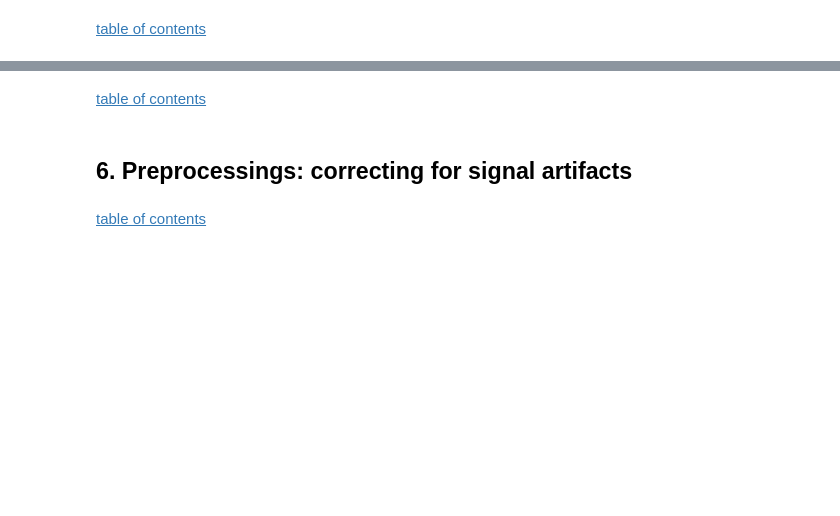
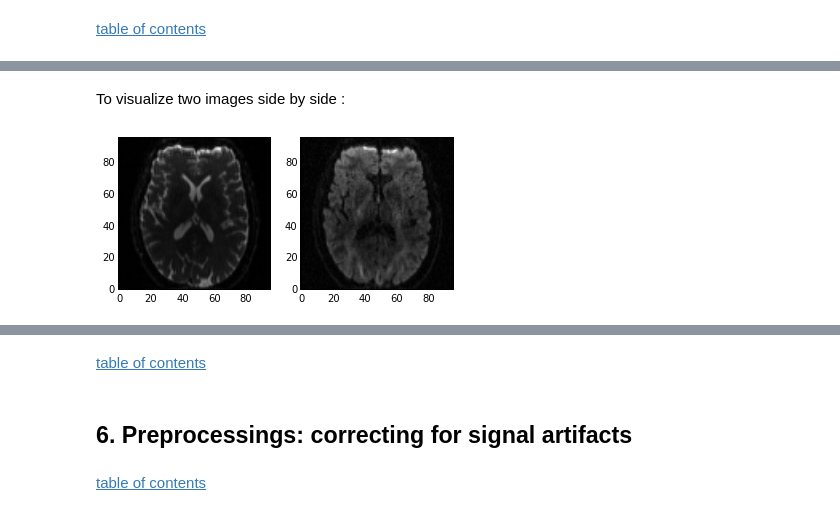
Before and after one commit to PaulineRoca/bme-master-dwmri, a Jupyter notebook: bme_dwi_practical.ipynb, the cells around one changed output, grey strips where cells are left out. Drawn from its saved outputs; the diff is of its cells as text; code cells hidden in the pictures; blank space fills up the shorter version.

```diff
--- a/bme_dwi_practical.ipynb
+++ b/bme_dwi_practical.ipynb
@@ -303,0 +184,11 @@ NameError: name 'bvecs' is not defined
+# %% [markdown]
+To visualize two images side by side :
+# %%
+plt.figure()
+plt.subplot(1,2,1)
+plt.imshow(data[:, :, 32, 0].T, cmap='gray', origin= 'lower')
+plt.subplot(1,2,2)
+plt.imshow(data[:, :, 32, 1].T, cmap='gray', origin= 'lower')
+plt.show()
+# %% [output]
+[figure, added]
```
Also changed, not shown: parts of 91 cells of this notebook.
